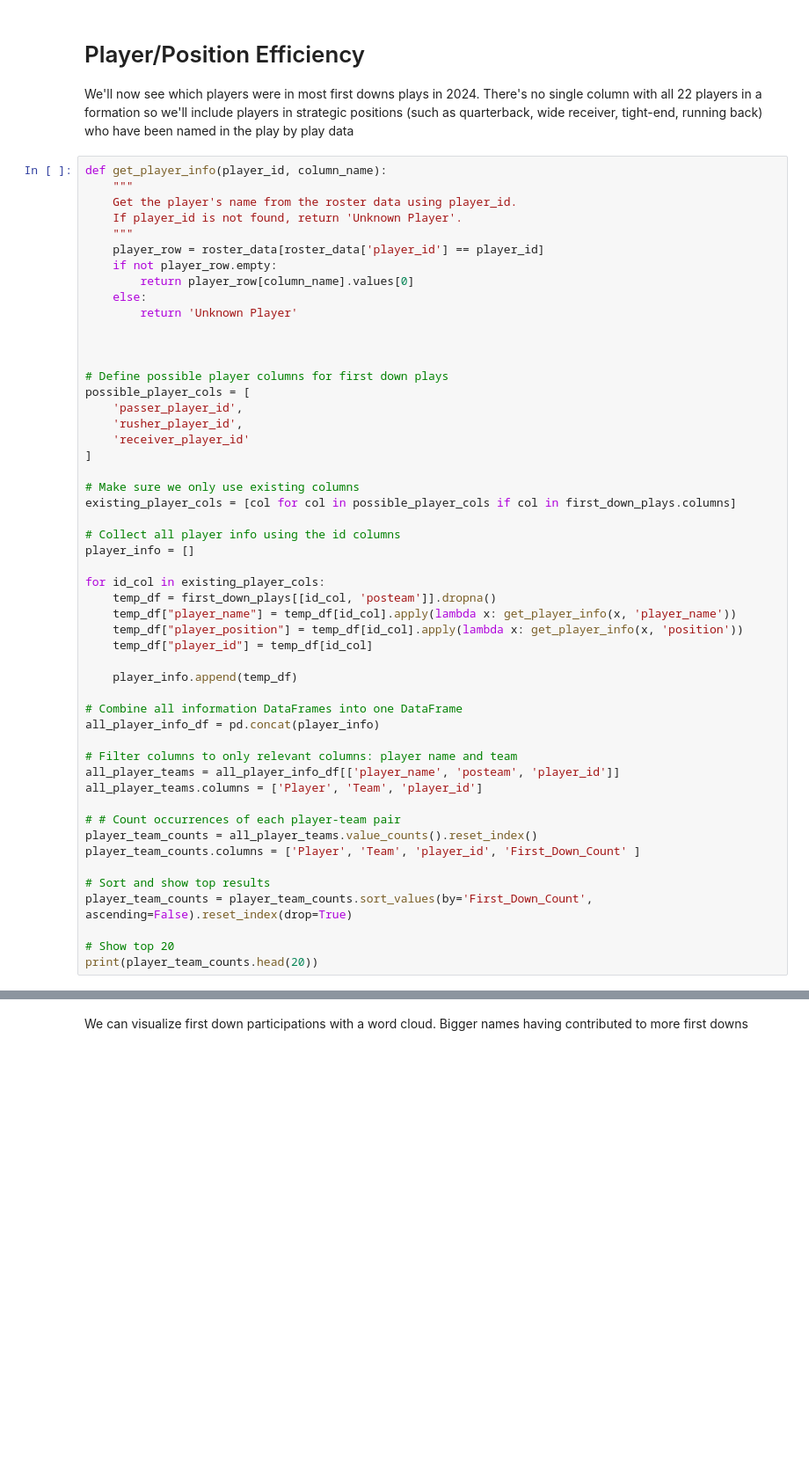
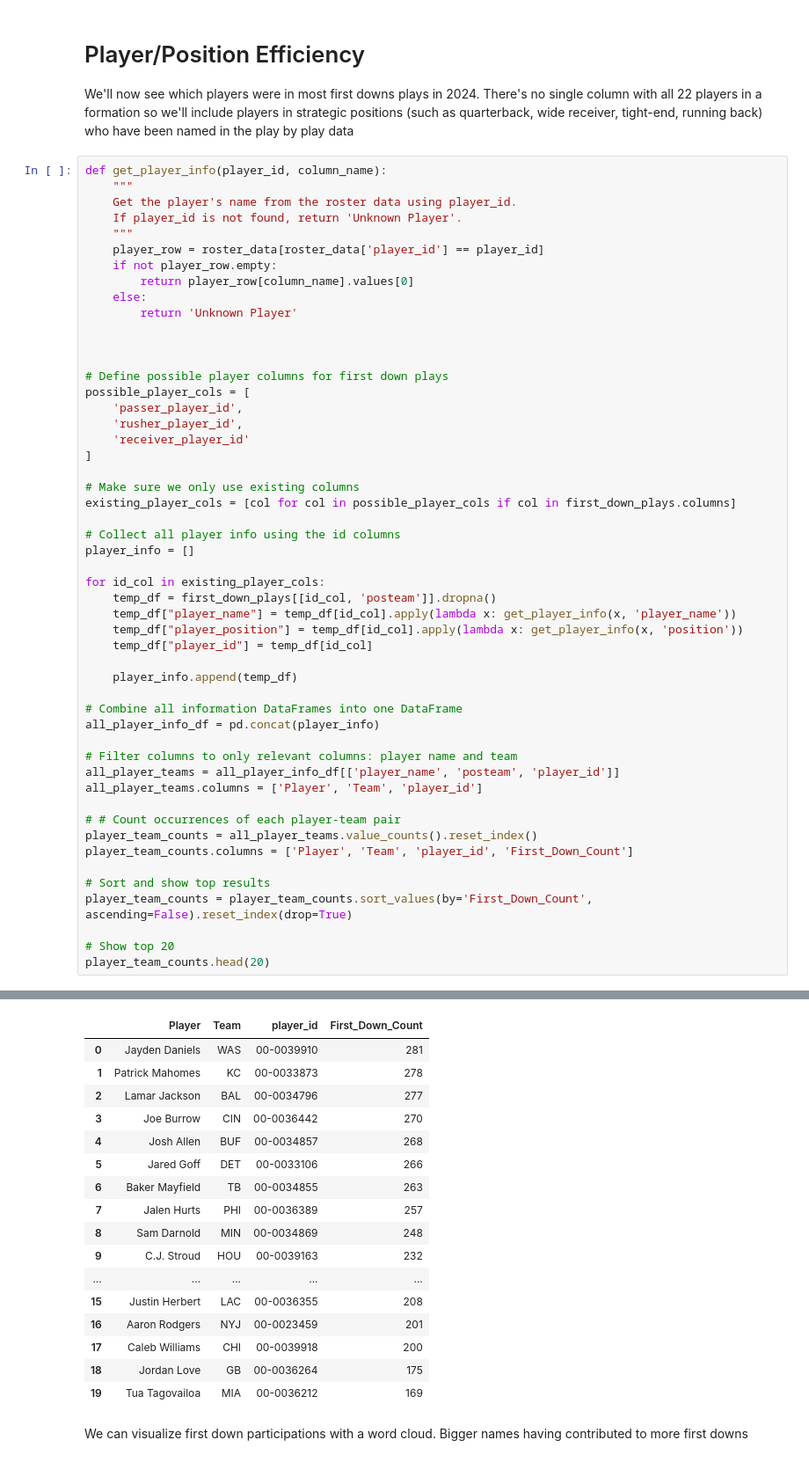
Before and after one commit to azcao95/group-25-mads-milestone-1, a Jupyter notebook: first_down.ipynb, the cells around one changed output, grey strips where cells are left out. Shown at 88% size. Drawn from its saved outputs; the diff is of its cells as text; blank space fills up the shorter version.

```diff
--- a/first_down.ipynb
+++ b/first_down.ipynb
@@ -548,11 +543,11 @@ all_player_teams.columns = ['Player', 'Team', 'player_id']
 
 # # Count occurrences of each player-team pair
 player_team_counts = all_player_teams.value_counts().reset_index()
-player_team_counts.columns = ['Player', 'Team', 'player_id', 'First_Down_Count' ]
+player_team_counts.columns = ['Player', 'Team', 'player_id', 'First_Down_Count']
 
 # Sort and show top results
 player_team_counts = player_team_counts.sort_values(by='First_Down_Count', ascending=False).reset_index(drop=True)
 
 # Show top 20
-print(player_team_counts.head(20))
+player_team_counts.head(20)
 # %% [output]
@@ -576,3 +554,20 @@ print(player_team_counts.head(20))
+|  | Player | Team | player_id | First_Down_Count |
+| 0 | Jayden Daniels | WAS | 00-0039910 | 281 |
+| 1 | Patrick Mahomes | KC | 00-0033873 | 278 |
+| 2 | Lamar Jackson | BAL | 00-0034796 | 277 |
+| 3 | Joe Burrow | CIN | 00-0036442 | 270 |
+| 4 | Josh Allen | BUF | 00-0034857 | 268 |
+| 5 | Jared Goff | DET | 00-0033106 | 266 |
+| 6 | Baker Mayfield | TB | 00-0034855 | 263 |
+| 7 | Jalen Hurts | PHI | 00-0036389 | 257 |
+| 8 | Sam Darnold | MIN | 00-0034869 | 248 |
+| 9 | C.J. Stroud | HOU | 00-0039163 | 232 |
+| ... | ... | ... | ... | ... |
+| 15 | Justin Herbert | LAC | 00-0036355 | 208 |
+| 16 | Aaron Rodgers | NYJ | 00-0023459 | 201 |
+| 17 | Caleb Williams | CHI | 00-0039918 | 200 |
+| 18 | Jordan Love | GB | 00-0036264 | 175 |
+| 19 | Tua Tagovailoa | MIA | 00-0036212 | 169 |
 # %% [markdown]
 We can visualize first down participations with a word cloud. Bigger names having contributed to more first downs
 # %%
```
Also changed, not shown: parts of 18 cells of this notebook.
